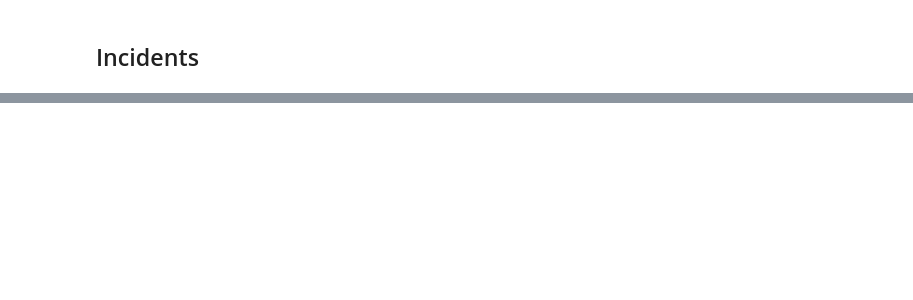
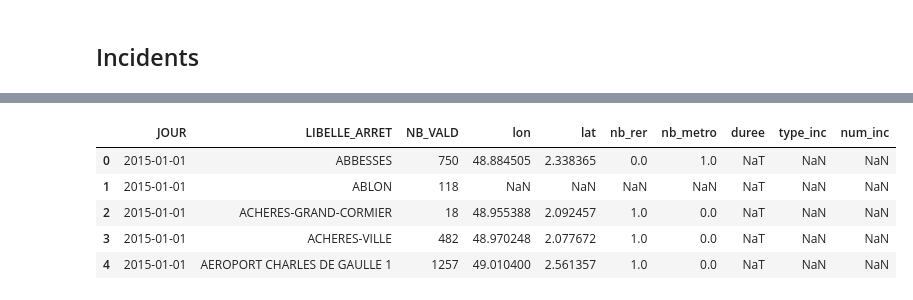
Before and after one commit to p-desaintchamas/datacamp-challenge-creation, a Jupyter notebook: merge_aggregate_data.ipynb, the cells around one changed output, grey strips where cells are left out. Cells and saved outputs as stored; diff of their text form; code cells hidden in the pictures; blank space fills up the shorter version.

```diff
--- a/merge_aggregate_data.ipynb
+++ b/merge_aggregate_data.ipynb
@@ -210,0 +209,5 @@ inc.to_csv('datacamp-challenge-creation/data/incidents_2016_2019_clean.csv', ind
+# %%
+inc = pd.read_csv('./data/incidents_2016_2019_clean.csv')
+inc['day'] = inc['date'].str[:10]
+inc['duree'] = pd.to_timedelta(inc['duree'])
+inc.head()
@@ -210,0 +271,12 @@ inc.to_csv('datacamp-challenge-creation/data/incidents_2016_2019_clean.csv', ind
+# %%
+dt_pos_cor_inc = curr_dt.merge(inc_station, how='left',left_on=['JOUR','Name'], right_on=['day','Name'])
+dt_pos_cor_inc.drop(['Name','day','line_num','stop_name'],axis=1,inplace=True)
+
+dt_pos_cor_inc.head()
+# %% [output]
+|  | JOUR | LIBELLE_ARRET | NB_VALD | lon | lat | nb_rer | nb_metro | duree | type_inc | num_inc |
+| 0 | 2015-01-01 | ABBESSES | 750 | 48.884505 | 2.338365 | 0.0 | 1.0 | NaT | NaN | NaN |
+| 1 | 2015-01-01 | ABLON | 118 | NaN | NaN | NaN | NaN | NaT | NaN | NaN |
+| 2 | 2015-01-01 | ACHERES-GRAND-CORMIER | 18 | 48.955388 | 2.092457 | 1.0 | 0.0 | NaT | NaN | NaN |
+| 3 | 2015-01-01 | ACHERES-VILLE | 482 | 48.970248 | 2.077672 | 1.0 | 0.0 | NaT | NaN | NaN |
+| 4 | 2015-01-01 | AEROPORT CHARLES DE GAULLE 1 | 1257 | 49.010400 | 2.561357 | 1.0 | 0.0 | NaT | NaN | NaN |
```
Also changed, not shown: parts of 29 cells of this notebook, 3 other files.
